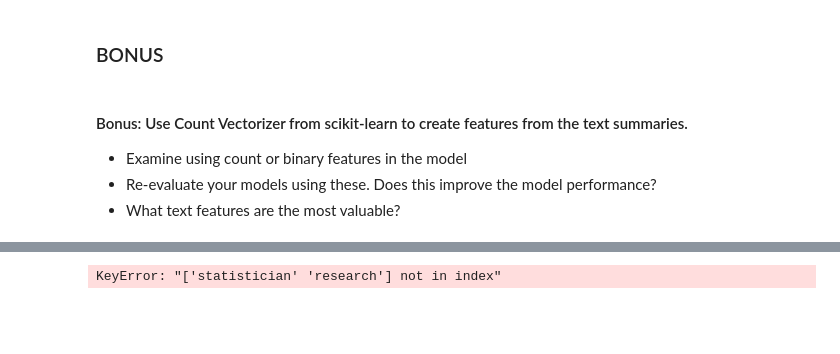
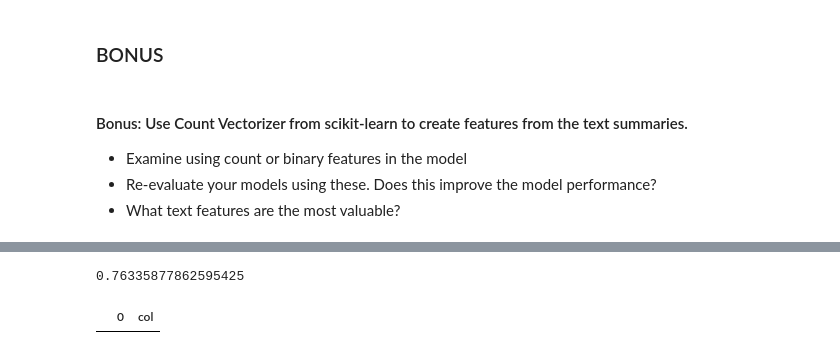
Before and after one commit to matthewbrems/old, a Jupyter notebook: projects/03-Project/starter-code/jd-project3.ipynb, the cells around one changed output, grey strips where cells are left out. Saved outputs shown, nothing was run; the diff lists cells and outputs as text; code cells hidden in the pictures; blank space fills up the shorter version.

```diff
--- a/projects/03-Project/starter-code/jd-project3.ipynb
+++ b/projects/03-Project/starter-code/jd-project3.ipynb
@@ -602,18 +585,33 @@ cvec_table.reset_index(drop=True)
 # %%
-dummies = pd.get_dummies(df_final[['location']])
-df = pd.concat([dummies, cvec_table,  df_final[['job','company','description','location','high_salary','salary_clean','analyst','statistician','engineer','machine_learning','research','mid_level','entry_level','senior_level']]], axis=1)
-X = pd.concat([dummies, cvec_table, df_final[['analyst','statistician','engineer','machine_learning','research','mid_level','entry_level','senior_level']]], axis=1)
-X.drop(X.index[177],inplace=True)
+# get species dummies and add to traps df
+dummies = pd.get_dummies(df_final, columns=['location'])
+dummies.drop
+
+# df = pd.concat([dummies, cvec_table,  df_final[['job','company','description','location','high_salary','salary_clean','analyst','statistician','engineer','machine_learning','research','mid_level','entry_level','senior_level']]], axis=1)
+# X = pd.concat([dummies, cvec_table, df_final[['analyst','statistician','engineer','machine_learning','research','mid_level','entry_level','senior_level']]], axis=1)
+# X = dummies.join(cvec_table)
+X = cvec_table
+# X.drop(X.index[177],inplace=True)
+# X.drop([u'analyst', u'company', u'description', u'engineer', u'job','high_salary','salary_clean'],inplace=True,axis=1)
 X.fillna(0,inplace=True)
 y = list(df_final.high_salary.values)
 features = X.columns
 
 X_train, X_test, y_train, y_test = train_test_split(X, y, test_size=0.33, random_state=42)
-
+dtypes_x = pd.DataFrame(list(X_train.dtypes))
+cols_x = pd.DataFrame(list(X_train.columns),columns=['col'])
+t = dtypes_x.join(cols_x)
+# array([dtype('float64'), dtype('uint8'), dtype('O'), dtype('int64')], dtype=object)
 model = RandomForestClassifier().fit(X_train,y_train)
-model.score(X_train,y_train)
+model.score(X_test,y_test)
 # %% [output]
-KeyError: "['statistician' 'research'] not in index"
+0.76335877862595425
+# %%
+t[0] = t[0].astype(str)
+# %%
+t[t[0]=='object']
+# %% [output]
+|  | 0 | col |
 # %%
 model.score(X_test,y_test)
 # %% [output]
```
Also changed, not shown: parts of 21 cells of this notebook.
